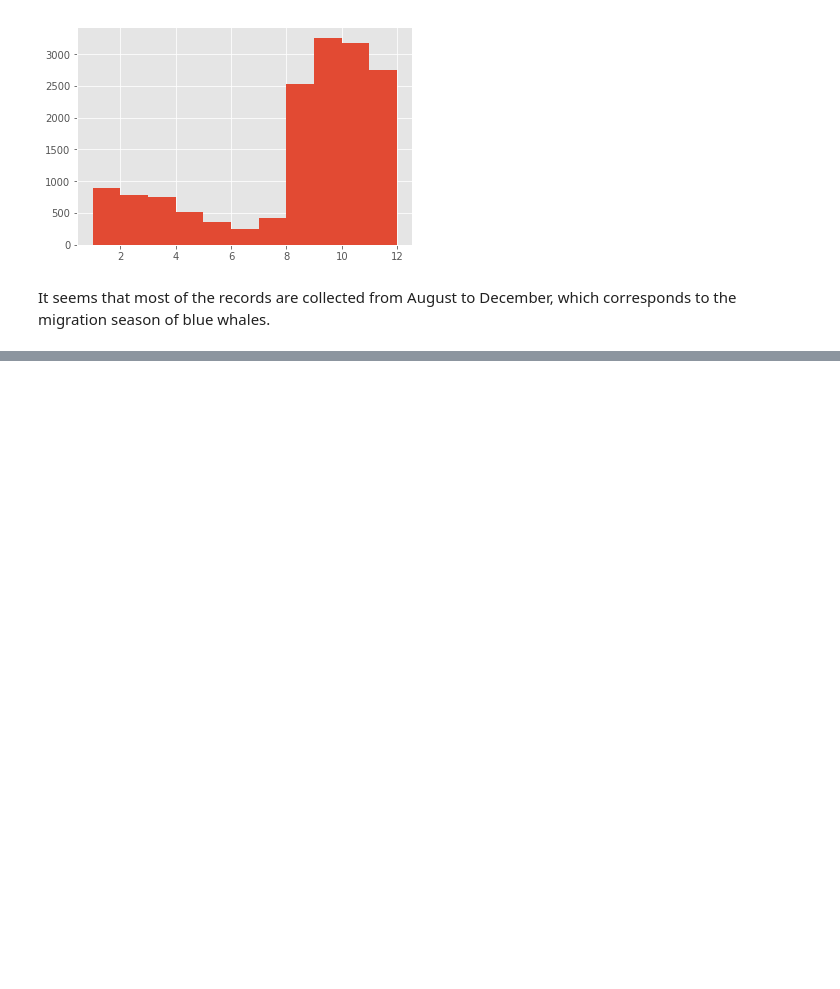
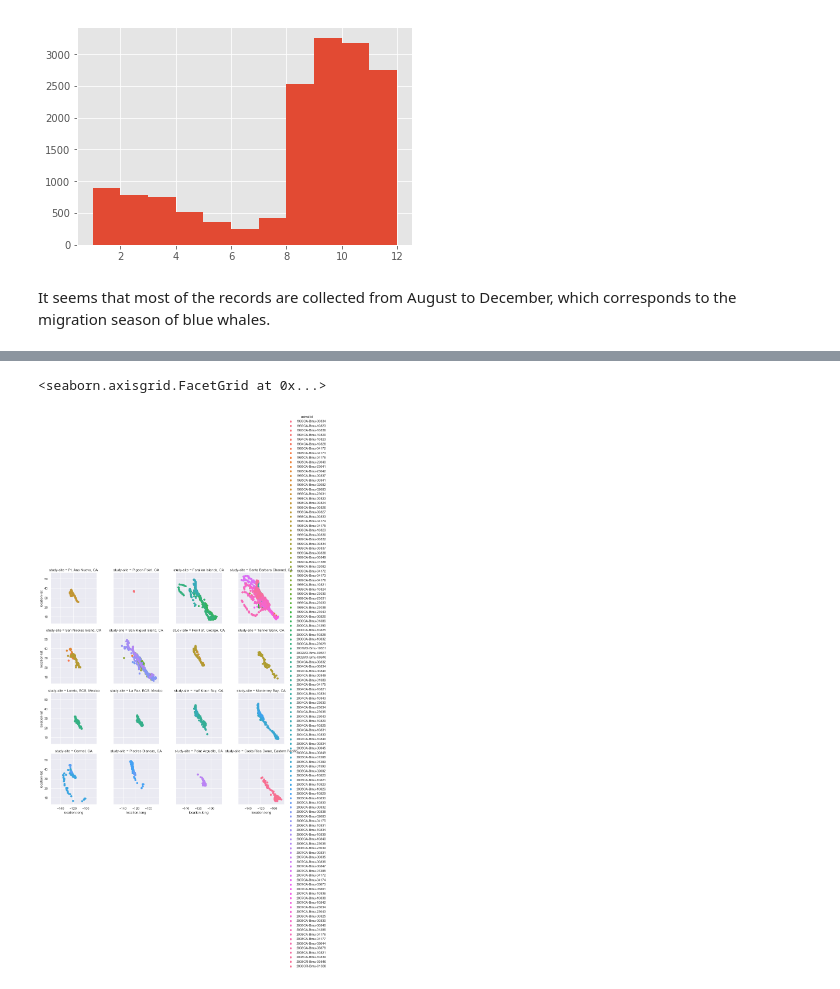
Before and after one commit to gigglypear/movebank_explore, a Jupyter notebook: code/Movebank Data Analysis Attempt.ipynb, the cells around one changed output, grey strips where cells are left out. Saved outputs shown, nothing was run; the diff lists cells and outputs as text; code cells hidden in the pictures; blank space fills up the shorter version.

```diff
--- a/code/Movebank Data Analysis Attempt.ipynb
+++ b/code/Movebank Data Analysis Attempt.ipynb
@@ -421,0 +431,6 @@ It seems that most of the records are collected from August to December, which c
+# %%
+ss_grid = sns.FacetGrid(whale_clean, col="study-site",hue="animal-id",col_wrap=4)
+ss_grid.map(plt.scatter, "location-long", "location-lat").add_legend()
+# %% [output]
+<seaborn.axisgrid.FacetGrid at 0x...>
+[figure, added]
```
Also changed, not shown: parts of 10 cells of this notebook, 1 other file.
